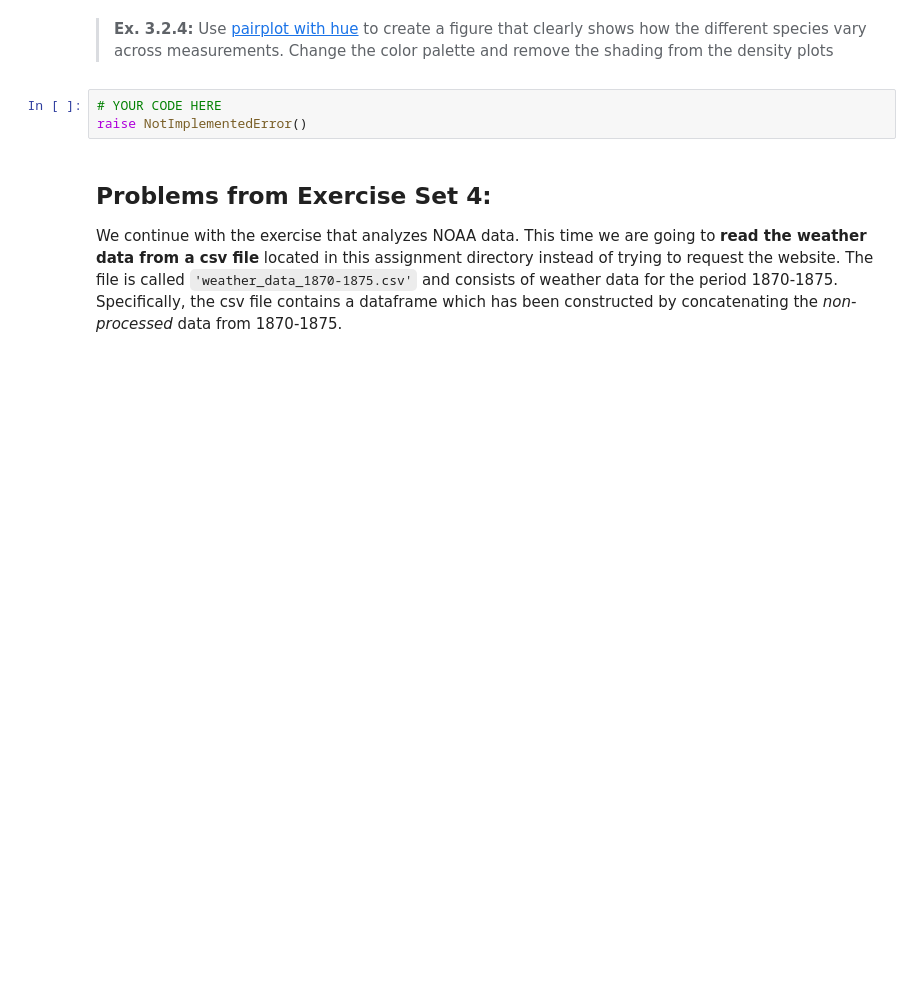
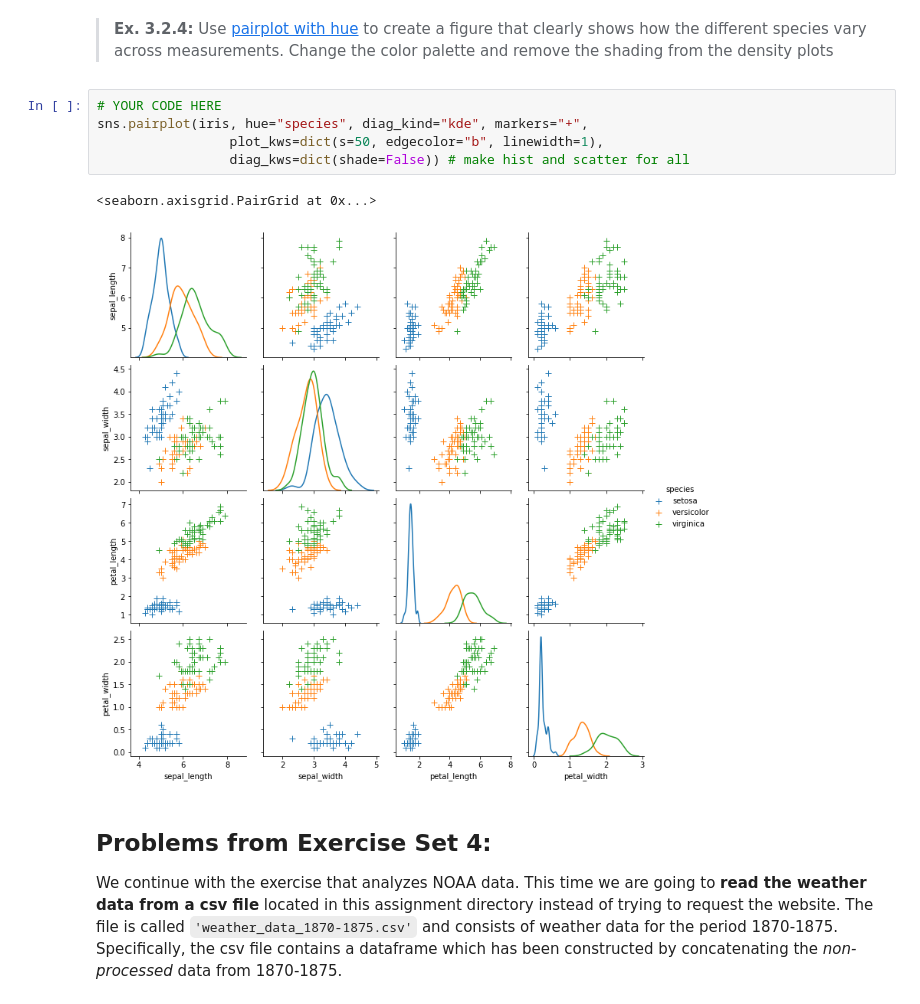
Before and after one commit to isds47/Isds47, a Jupyter notebook: assignment1/assignment_1.ipynb, the cells around one changed output. Drawn from its saved outputs; the diff is of its cells as text; blank space fills up the shorter version.

```diff
--- a/assignment1/assignment_1.ipynb
+++ b/assignment1/assignment_1.ipynb
@@ -44,8 +93,13 @@ raise NotImplementedError()
 # %% [markdown]
 > **Ex. 3.2.4:** Use [pairplot with hue](https://seaborn.pydata.org/generated/seaborn.pairplot.html) to create a figure that clearly shows how the different species vary across measurements. Change the color palette and remove the shading from the density plots
-# %%
-# YOUR CODE HERE
-raise NotImplementedError()
+# %%
+# YOUR CODE HERE
+sns.pairplot(iris, hue="species", diag_kind="kde", markers="+",
+                 plot_kws=dict(s=50, edgecolor="b", linewidth=1),
+                 diag_kws=dict(shade=False)) # make hist and scatter for all
+# %% [output]
+<seaborn.axisgrid.PairGrid at 0x...>
+[figure, added]
 # %% [markdown]
 ## Problems from Exercise Set 4:
 
```
Also changed, not shown: parts of 7 cells of this notebook, 1 other file.
